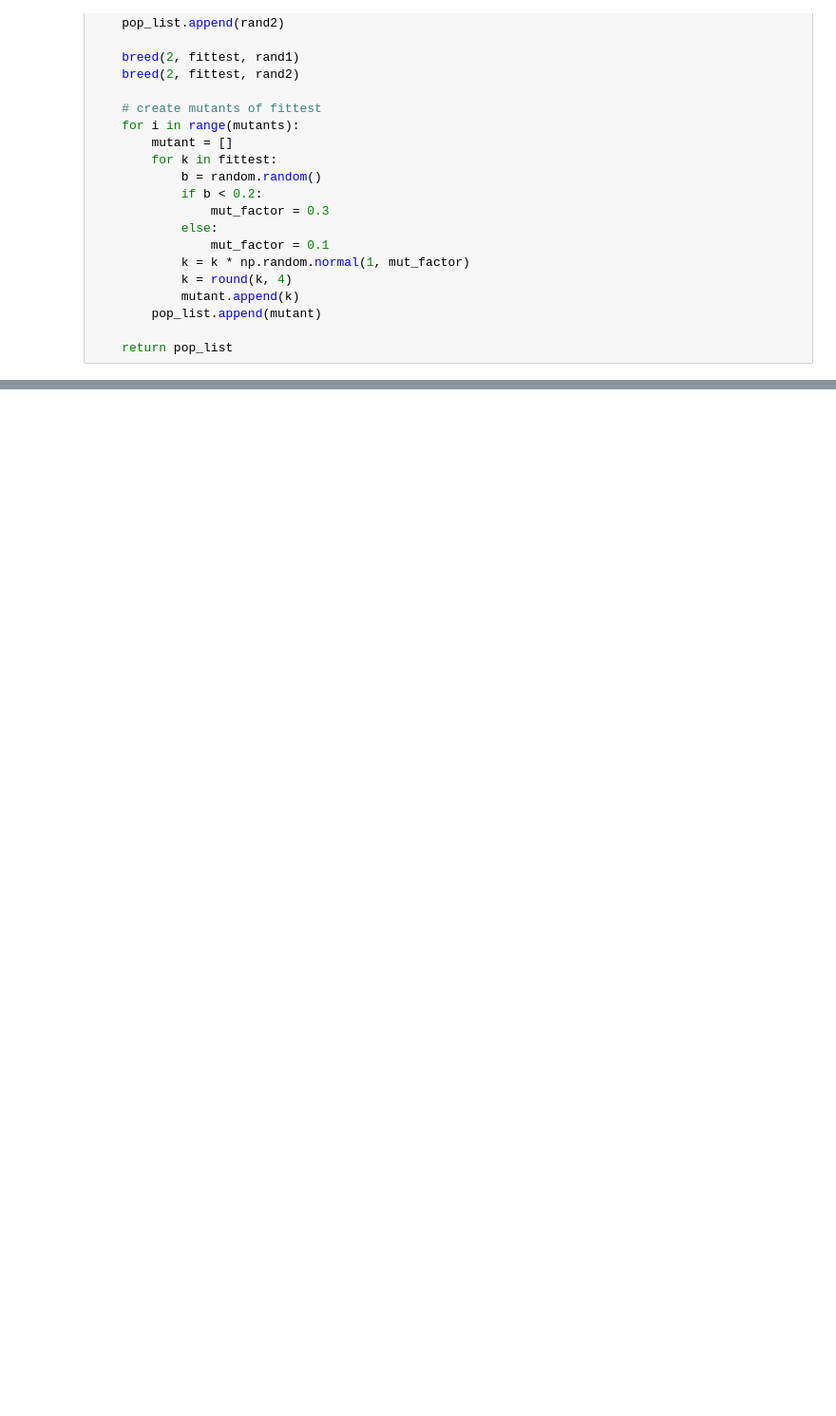
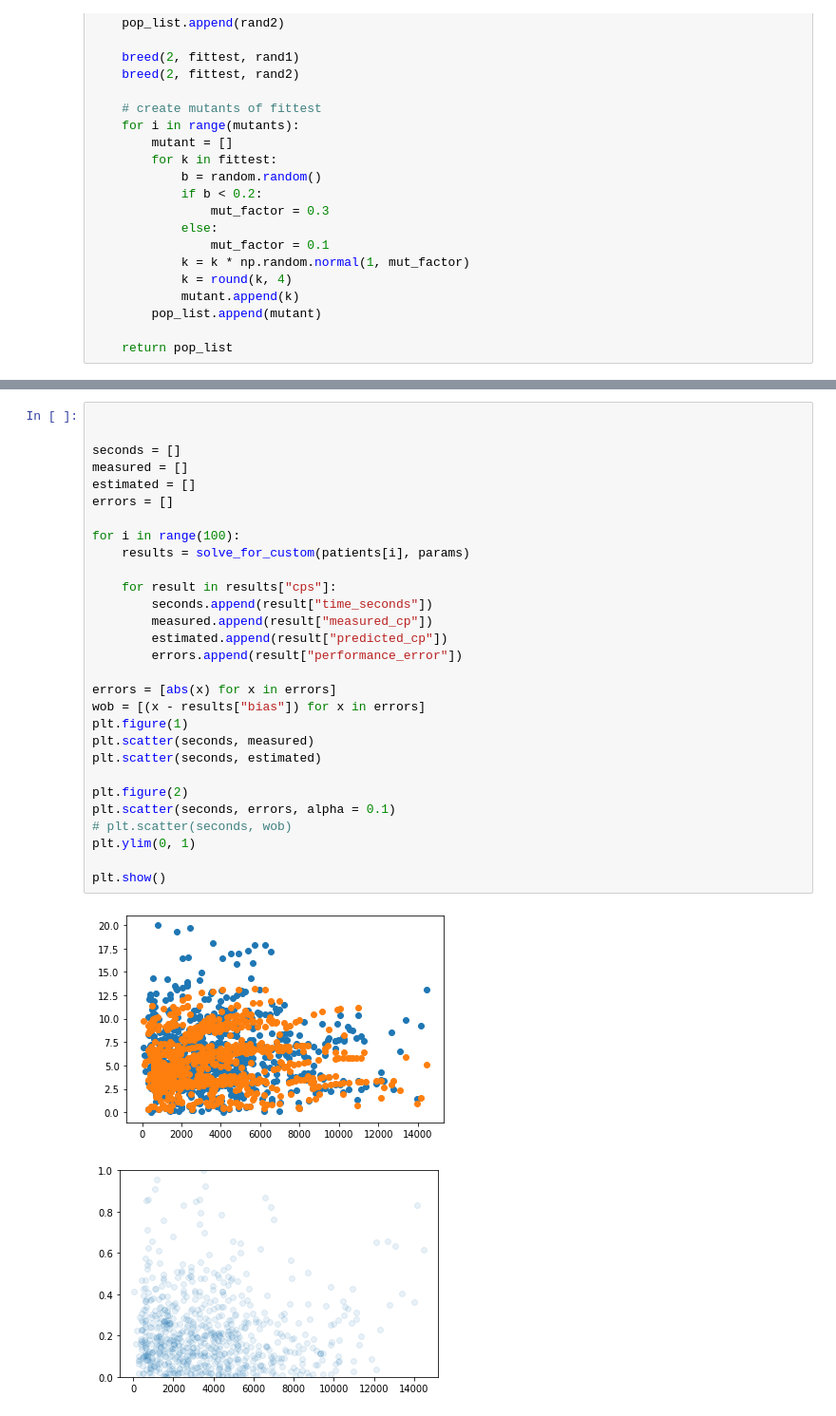
Before and after one commit to JMathiszig-Lee/Propofol, a Jupyter notebook: geneticnotebook.ipynb, the cells around one changed output, grey strips where cells are left out. Shown at 95% size. Cells and saved outputs as stored; diff of their text form; blank space fills up the shorter version.

```diff
--- a/geneticnotebook.ipynb
+++ b/geneticnotebook.ipynb
@@ -197,3 +241,35 @@ def test_against_real_data(stuff):
+# %%
+
+
+seconds = []
+measured = []
+estimated = []
+errors = []
+
+for i in range(100):
+    results = solve_for_custom(patients[i], params)
+
+    for result in results["cps"]:
+        seconds.append(result["time_seconds"])
+        measured.append(result["measured_cp"])
+        estimated.append(result["predicted_cp"])
+        errors.append(result["performance_error"])
+
+errors = [abs(x) for x in errors]
+wob = [(x - results["bias"]) for x in errors]
+plt.figure(1)
+plt.scatter(seconds, measured)
+plt.scatter(seconds, estimated)
+
+plt.figure(2)
+plt.scatter(seconds, errors, alpha = 0.1)
+# plt.scatter(seconds, wob)
+plt.ylim(0, 1)
+
+plt.show()
+# %% [output]
+[figure, added]
+[figure, added]
 # %%
 import time
 from IPython import display
```
Also changed, not shown: parts of 10 cells of this notebook, 9 other files.
